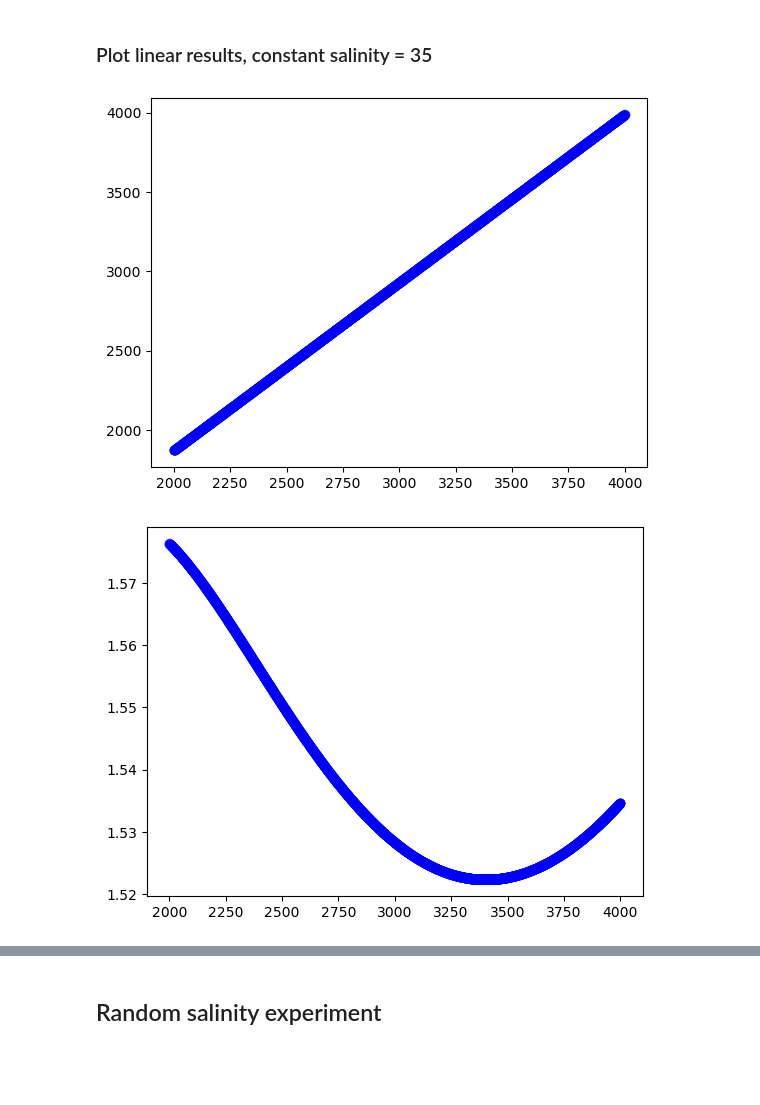
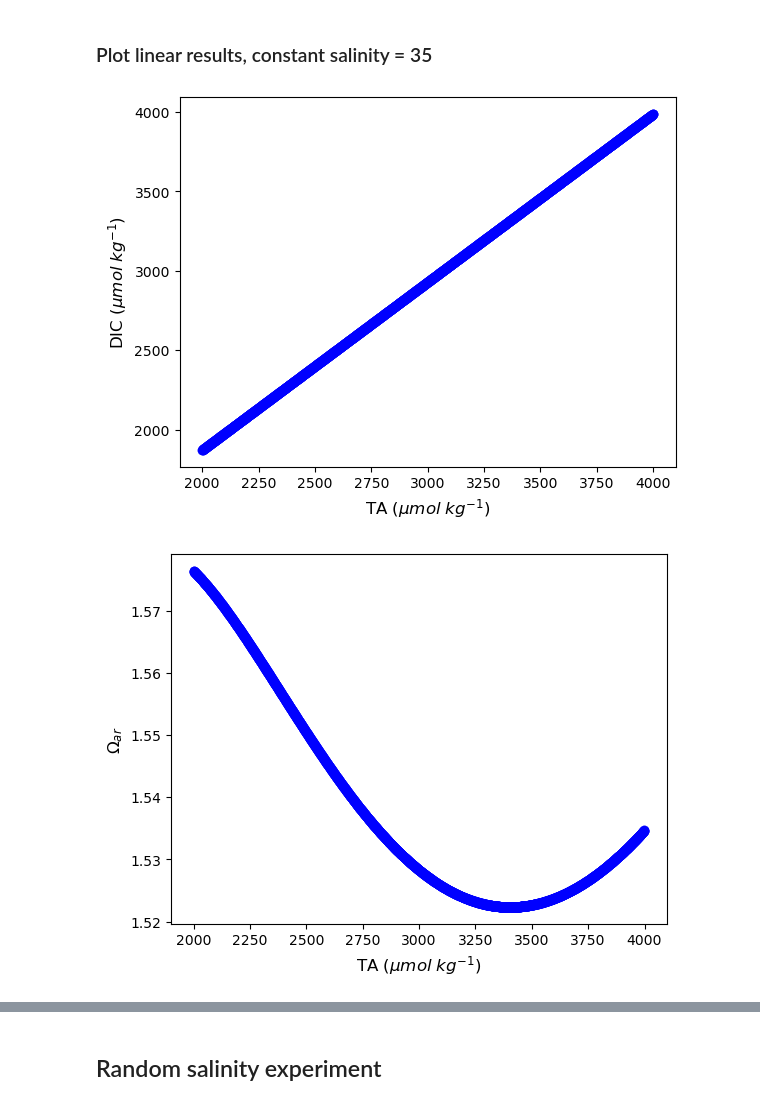
Before and after one commit to gilbertoCM/terminos_lagoon_carbonate, a Jupyter notebook: scrips/omega_experiments.ipynb, the cells around one changed output, grey strips where cells are left out. Cells and saved outputs as stored; diff of their text form; code cells hidden in the pictures; blank space fills up the shorter version.

```diff
--- a/scrips/omega_experiments.ipynb
+++ b/scrips/omega_experiments.ipynb
@@ -92,22 +97,35 @@ linear_inorganic_carbon_results= pyco2.sys(**linear_co2sys_params_dic_ta_config)
 # %% [markdown]
 ### Plot linear results, constant salinity = 35
 # %%
+# Check the results of the PyCO2SYS
 # Plot linear relationship Ta vs DIC, constant temperature and salinity
 import matplotlib.pyplot as plt
 
 # Plotting the scatter plot
 plt.scatter(linear_inorganic_carbon_results["alkalinity"], linear_inorganic_carbon_results["dic"], color='blue', alpha=0.5)
 
+# Add labels and title
+plt.xlabel('TA ($\mu mol  \; kg^{-1}$)', fontsize = 12)
+
+plt.ylabel('DIC ($\mu mol  \; kg^{-1}$)', fontsize = 12)
+
+
 plt.show()
 # %% [output]
-[figure, old version]
+[figure, new version]
 # %%
 # Plot TA vs saturation_aragonite, constant temperature and salinity
 import matplotlib.pyplot as plt
 
 # Plotting the scatter plot
 plt.scatter(linear_inorganic_carbon_results["alkalinity"], linear_inorganic_carbon_results["saturation_aragonite"], color='blue', alpha=0.5)
+# Add labels and title
+
+plt.xlabel('TA ($\mu mol  \; kg^{-1}$)', fontsize = 12)
+
+plt.ylabel('$\Omega _{ar}$', fontsize = 12)
+
 
 plt.show()
 # %% [output]
-[figure, old version]
+[figure, new version]
```
Also changed, not shown: parts of 16 cells of this notebook, 2 other files.
